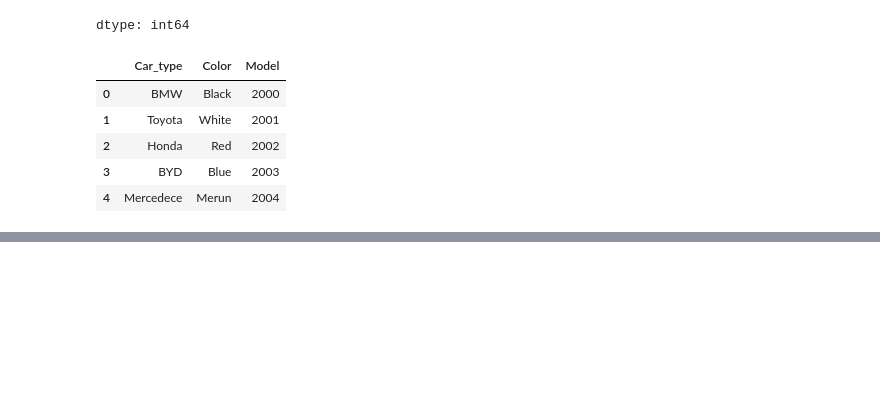
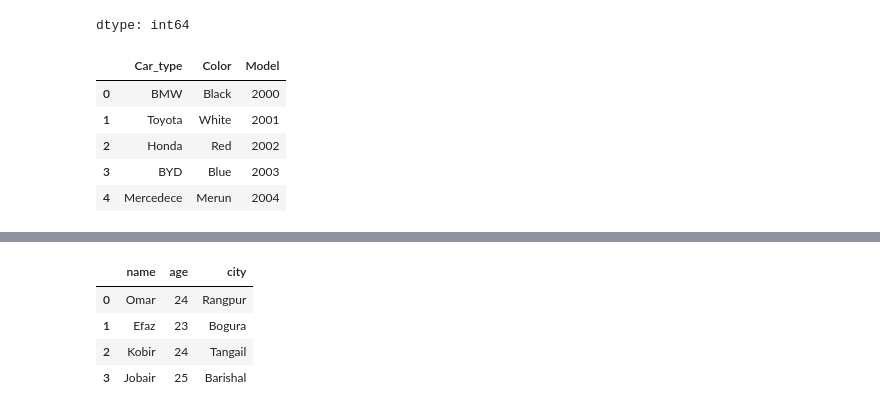
Before and after one commit to omarfarukcse/Machine-learning, a Jupyter notebook: Pandas_Practice.ipynb, the cells around one changed output, grey strips where cells are left out. Drawn from its saved outputs; the diff is of its cells as text; code cells hidden in the pictures; blank space fills up the shorter version.

```diff
--- a/Pandas_Practice.ipynb
+++ b/Pandas_Practice.ipynb
@@ -59,0 +62,8 @@ https://docs.google.com/spreadsheets/d/1yUNaK6sSz5efQDwsxQEdI8BDnp6FUSecj1Ua5DdA
+# %%
+#Making Dictionary
+data ={
+    'name':["Omar","Efaz","Kobir","Jobair"],
+    'age' : [24,23,24,25],
+    'city':["Rangpur","Bogura","Tangail","Barishal"]
+}
+data
@@ -59,0 +101,9 @@ https://docs.google.com/spreadsheets/d/1yUNaK6sSz5efQDwsxQEdI8BDnp6FUSecj1Ua5DdA
+# %%
+#Making DataFrame
+pd.DataFrame(data)
+# %% [output]
+|  | name | age | city |
+| 0 | Omar | 24 | Rangpur |
+| 1 | Efaz | 23 | Bogura |
+| 2 | Kobir | 24 | Tangail |
+| 3 | Jobair | 25 | Barishal |
```
Also changed, not shown: parts of 18 cells of this notebook.
